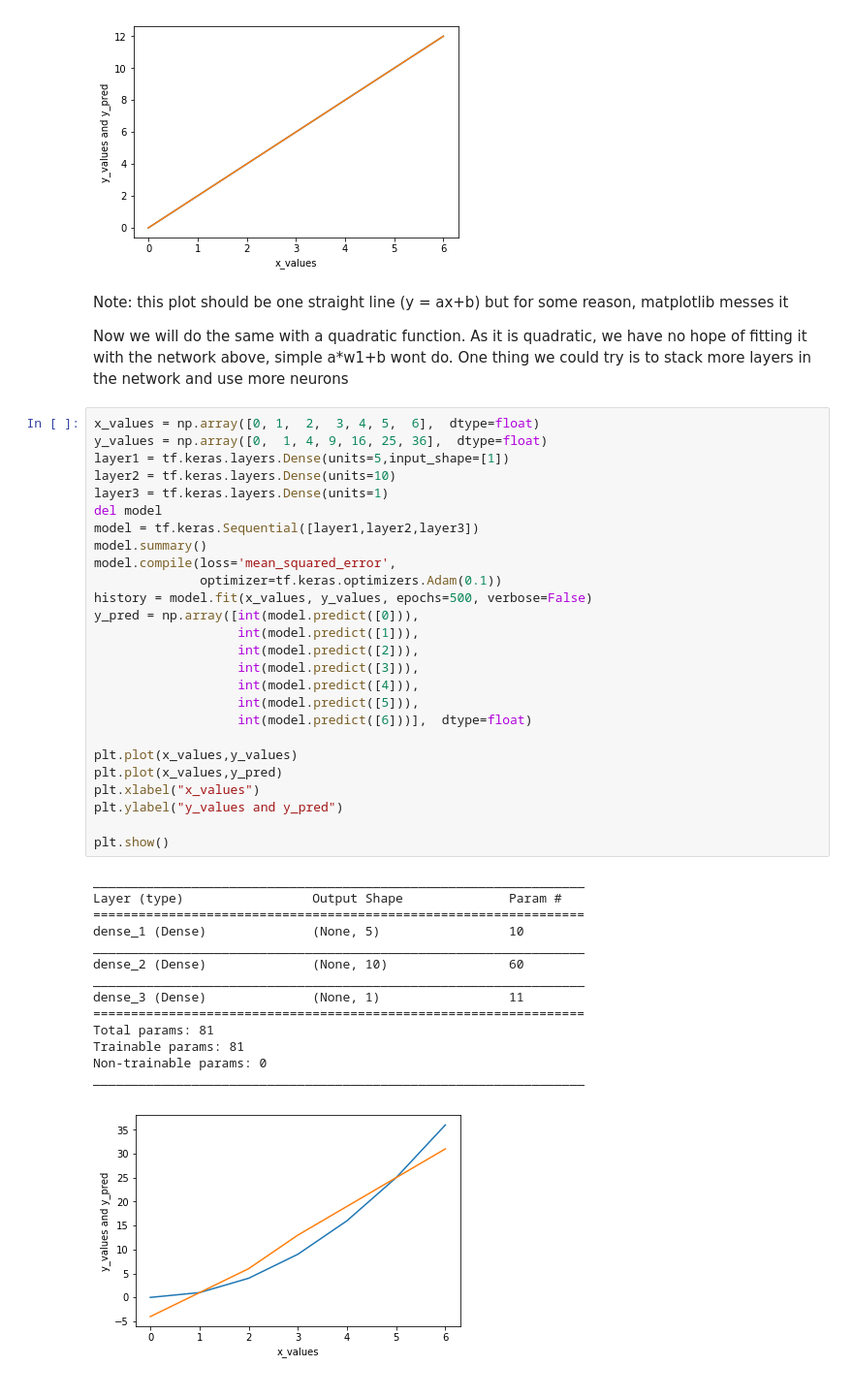
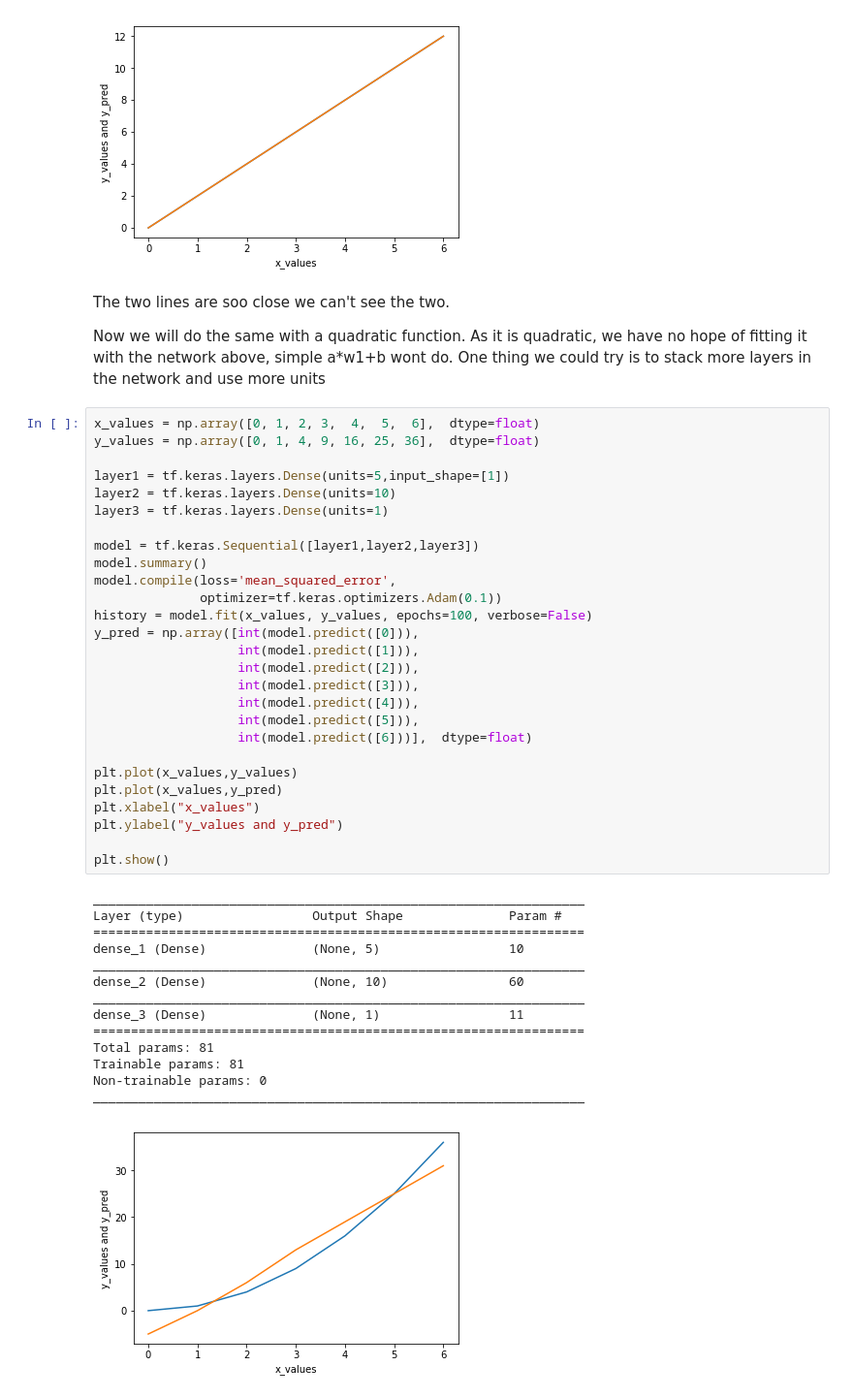
Before and after one commit to alvaroqueiroz/TFRegression, a Jupyter notebook: Regression.ipynb, the cells around one changed output. Shown at 97% size. Saved outputs shown, nothing was run; the diff lists cells and outputs as text.

```diff
--- a/Regression.ipynb
+++ b/Regression.ipynb
@@ -78,47 +95,48 @@ plt.show()
 # %% [output]
 [figure]
 # %% [markdown]
-Note: this plot should be one straight line (y = ax+b) but for some reason, matplotlib messes it
+The two lines are soo close we can't see the two.
 
-Now we will do the same with a quadratic function. As it is quadratic, we have no hope of fitting it with the network above, simple a*w1+b wont do. One thing we could try is to stack more layers in the network and use more neurons
+Now we will do the same with a quadratic function. As it is quadratic, we have no hope of fitting it with the network above, simple a*w1+b wont do. One thing we could try is to stack more layers in the network and use more units
 # %%
-x_values = np.array([0, 1,  2,  3, 4, 5,  6],  dtype=float)
-y_values = np.array([0,  1, 4, 9, 16, 25, 36],  dtype=float)
+x_values = np.array([0, 1, 2, 3,  4,  5,  6],  dtype=float)
+y_values = np.array([0, 1, 4, 9, 16, 25, 36],  dtype=float)
+
 layer1 = tf.keras.layers.Dense(units=5,input_shape=[1])
 layer2 = tf.keras.layers.Dense(units=10)
 layer3 = tf.keras.layers.Dense(units=1)
-del model
+
 model = tf.keras.Sequential([layer1,layer2,layer3])
 model.summary()
 model.compile(loss='mean_squared_error',
               optimizer=tf.keras.optimizers.Adam(0.1))
-history = model.fit(x_values, y_values, epochs=500, verbose=False)
+history = model.fit(x_values, y_values, epochs=100, verbose=False)
 y_pred = np.array([int(model.predict([0])),
                    int(model.predict([1])),
                    int(model.predict([2])),
                    int(model.predict([3])),
                    int(model.predict([4])),
                    int(model.predict([5])),
                    int(model.predict([6]))],  dtype=float)
 
 plt.plot(x_values,y_values)
 plt.plot(x_values,y_pred)
 plt.xlabel("x_values")
 plt.ylabel("y_values and y_pred")
 
 plt.show()
 # %% [output]
 _________________________________________________________________
 Layer (type)                 Output Shape              Param #
 =================================================================
 dense_1 (Dense)              (None, 5)                 10
 _________________________________________________________________
 dense_2 (Dense)              (None, 10)                60
 _________________________________________________________________
 dense_3 (Dense)              (None, 1)                 11
 =================================================================
 Total params: 81
 Trainable params: 81
 Non-trainable params: 0
 _________________________________________________________________
-[figure, old version]
+[figure, new version]
```
Also changed, not shown: parts of 17 cells of this notebook.
